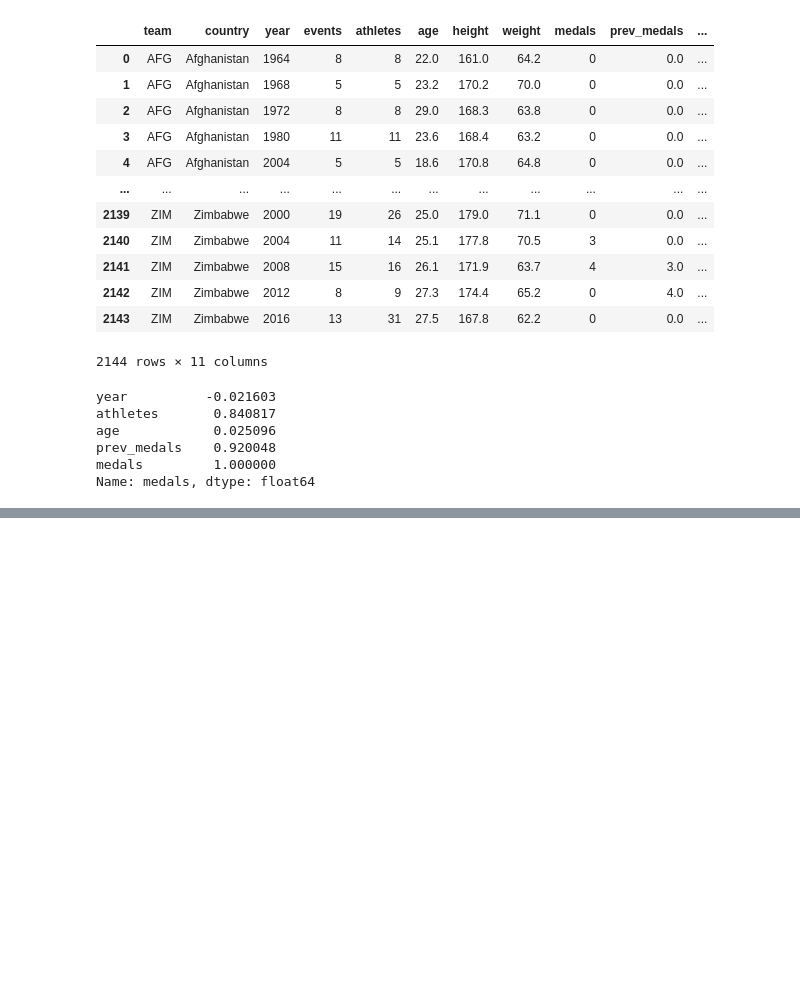
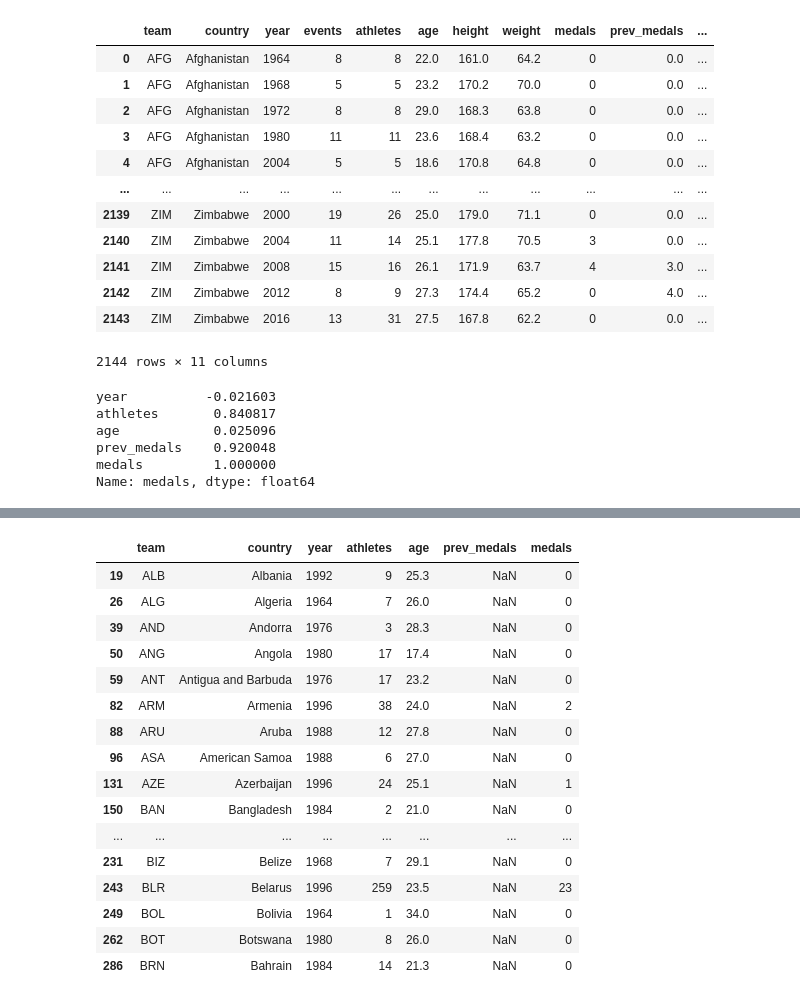
Before and after one commit to TuanTu237/machine_learning, a Jupyter notebook: machine_learning.ipynb, the cells around one changed output, grey strips where cells are left out. Saved outputs shown, nothing was run; the diff lists cells and outputs as text; code cells hidden in the pictures; blank space fills up the shorter version.

```diff
--- a/machine_learning.ipynb
+++ b/machine_learning.ipynb
@@ -32,0 +50,20 @@ Name: medals, dtype: float64
+# %%
+teams[teams.isnull().any(axis=1)].head(20)
+# %% [output]
+|  | team | country | year | athletes | age | prev_medals | medals |
+| 19 | ALB | Albania | 1992 | 9 | 25.3 | NaN | 0 |
+| 26 | ALG | Algeria | 1964 | 7 | 26.0 | NaN | 0 |
+| 39 | AND | Andorra | 1976 | 3 | 28.3 | NaN | 0 |
+| 50 | ANG | Angola | 1980 | 17 | 17.4 | NaN | 0 |
+| 59 | ANT | Antigua and Barbuda | 1976 | 17 | 23.2 | NaN | 0 |
+| 82 | ARM | Armenia | 1996 | 38 | 24.0 | NaN | 2 |
+| 88 | ARU | Aruba | 1988 | 12 | 27.8 | NaN | 0 |
+| 96 | ASA | American Samoa | 1988 | 6 | 27.0 | NaN | 0 |
+| 131 | AZE | Azerbaijan | 1996 | 24 | 25.1 | NaN | 1 |
+| 150 | BAN | Bangladesh | 1984 | 2 | 21.0 | NaN | 0 |
+| ... | ... | ... | ... | ... | ... | ... | ... |
+| 231 | BIZ | Belize | 1968 | 7 | 29.1 | NaN | 0 |
+| 243 | BLR | Belarus | 1996 | 259 | 23.5 | NaN | 23 |
+| 249 | BOL | Bolivia | 1964 | 1 | 34.0 | NaN | 0 |
+| 262 | BOT | Botswana | 1980 | 8 | 26.0 | NaN | 0 |
+| 286 | BRN | Bahrain | 1984 | 14 | 21.3 | NaN | 0 |
```
Also changed, not shown: parts of 4 cells of this notebook.
